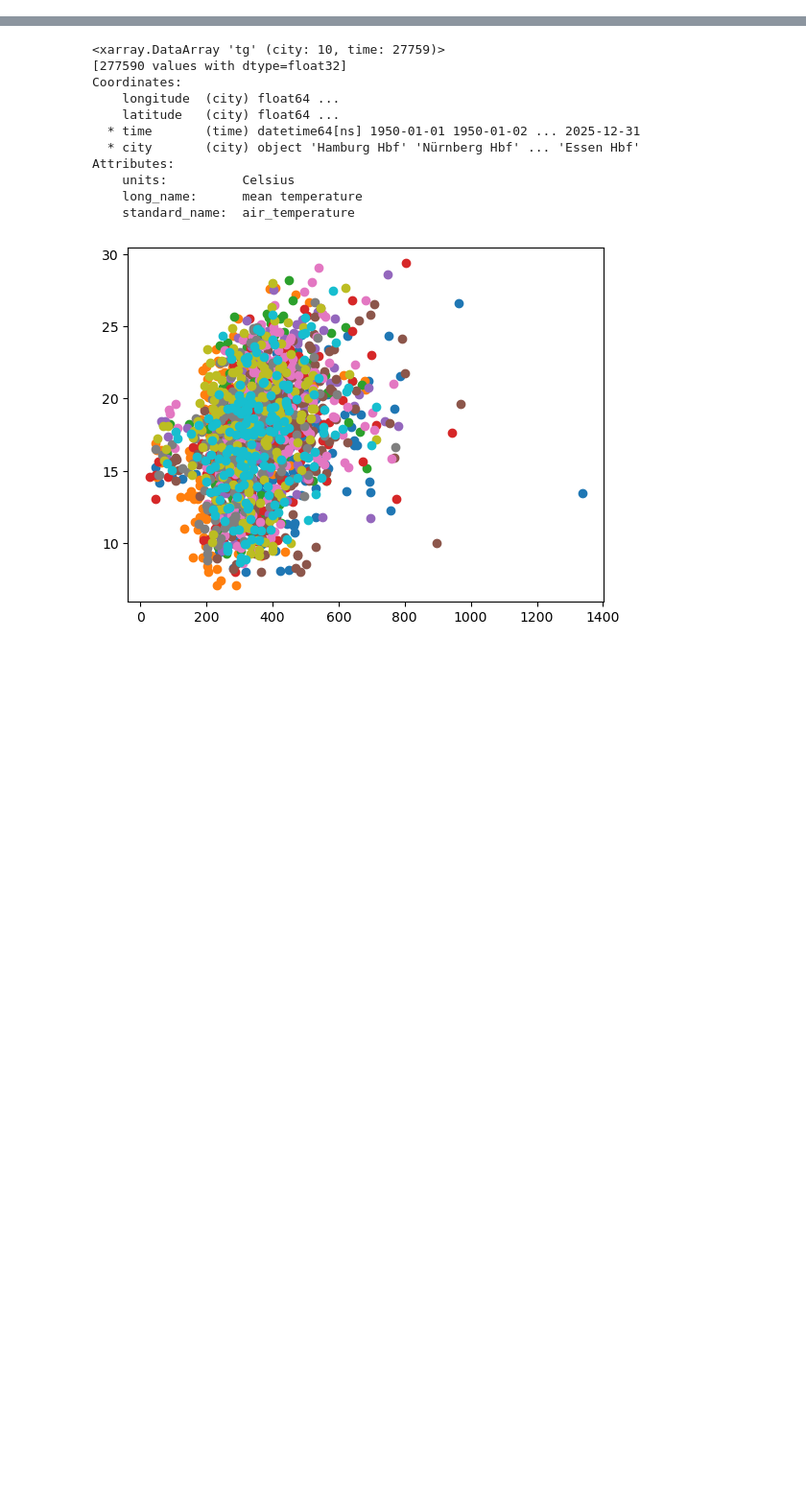
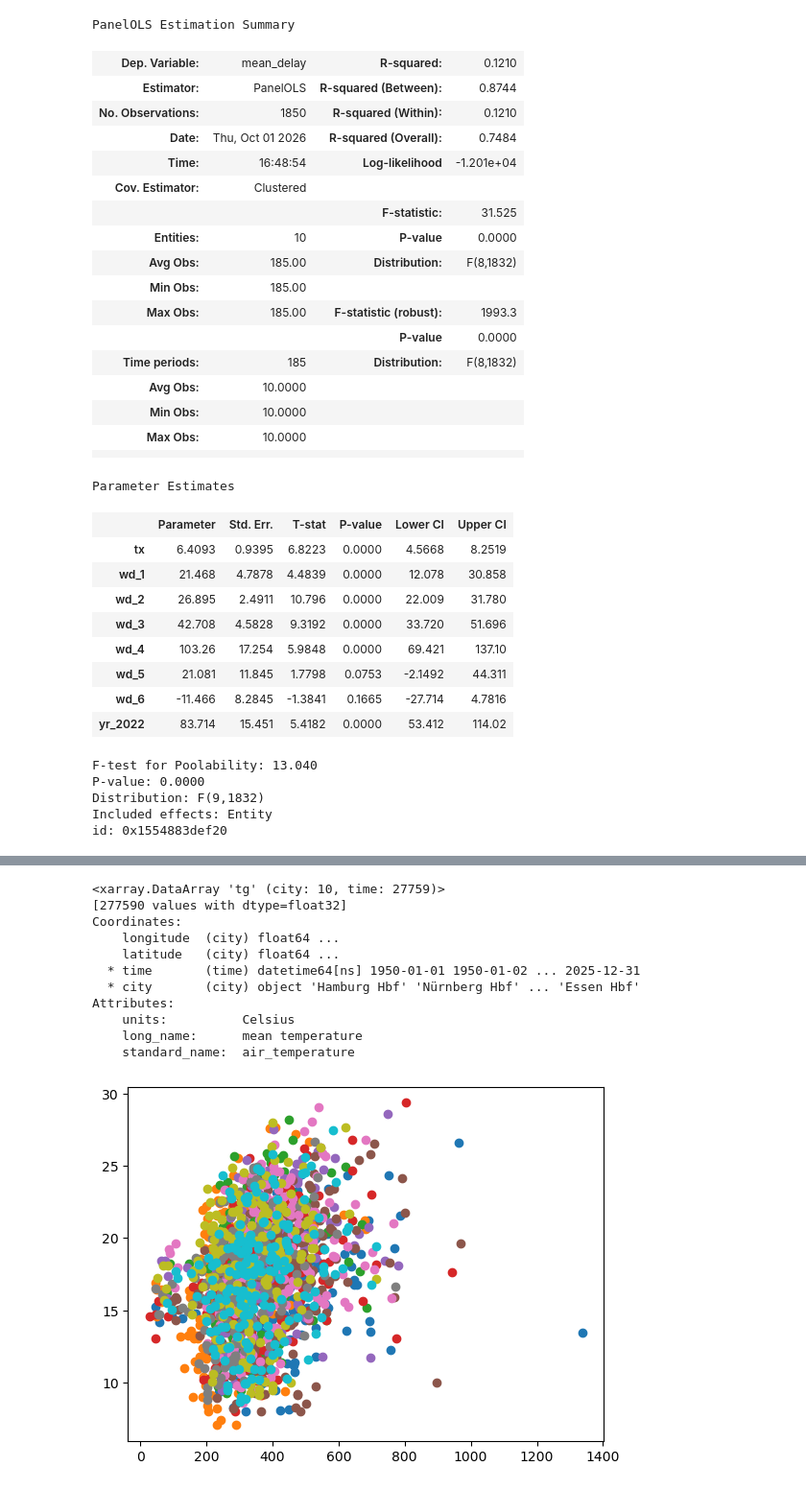
Before and after one commit to rabons/Benasque_Heat_Railway, a Jupyter notebook: preparation_panel_regression.ipynb, the cells around one changed output, grey strips where cells are left out. Shown at 96% size. Drawn from its saved outputs; the diff is of its cells as text; code cells hidden in the pictures; blank space fills up the shorter version.

```diff
--- a/preparation_panel_regression.ipynb
+++ b/preparation_panel_regression.ipynb
@@ -6,0 +89,20 @@ import matplotlib.pyplot as plt
+# %%
+# pip install linearmodels
+import pandas as pd
+from linearmodels.panel import PanelOLS
+
+df = df.reset_index() if "city" not in df.columns else df
+df["day"] = pd.to_datetime(df["day"])
+df = df.dropna(subset=["mean_delay", "tx"]).set_index(["city", "day"])
+
+print(df.index.levels[1].dtype)   # should show datetime64[ns]
+
+X = pd.concat([
+    df[["tx"]],
+    pd.get_dummies(df["weekday"], prefix="wd", drop_first=True, dtype=float),
+    pd.get_dummies(df["year"], prefix="yr", drop_first=True, dtype=float),
+], axis=1)
+
+mod = PanelOLS(df["mean_delay"], X, entity_effects=True)   # city fixed effects
+res = mod.fit(cov_type="clustered", cluster_entity=True)
+print(res.summary)
@@ -6,0 +127,36 @@ import matplotlib.pyplot as plt
+# %%
+res
+# %% [output]
+PanelOLS Estimation Summary
+| Dep. Variable: | mean_delay | R-squared: | 0.1210 |
+| Estimator: | PanelOLS | R-squared (Between): | 0.8744 |
+| No. Observations: | 1850 | R-squared (Within): | 0.1210 |
+| Date: | Thu, Oct 01 2026 | R-squared (Overall): | 0.7484 |
+| Time: | 16:48:54 | Log-likelihood | -1.201e+04 |
+| Cov. Estimator: | Clustered |  |  |
+|  |  | F-statistic: | 31.525 |
+| Entities: | 10 | P-value | 0.0000 |
+| Avg Obs: | 185.00 | Distribution: | F(8,1832) |
+| Min Obs: | 185.00 |  |  |
+| Max Obs: | 185.00 | F-statistic (robust): | 1993.3 |
+|  |  | P-value | 0.0000 |
+| Time periods: | 185 | Distribution: | F(8,1832) |
+| Avg Obs: | 10.0000 |  |  |
+| Min Obs: | 10.0000 |  |  |
+| Max Obs: | 10.0000 |  |  |
+|  |  |  |  |
+Parameter Estimates
+|  | Parameter | Std. Err. | T-stat | P-value | Lower CI | Upper CI |
+| tx | 6.4093 | 0.9395 | 6.8223 | 0.0000 | 4.5668 | 8.2519 |
+| wd_1 | 21.468 | 4.7878 | 4.4839 | 0.0000 | 12.078 | 30.858 |
+| wd_2 | 26.895 | 2.4911 | 10.796 | 0.0000 | 22.009 | 31.780 |
+| wd_3 | 42.708 | 4.5828 | 9.3192 | 0.0000 | 33.720 | 51.696 |
+| wd_4 | 103.26 | 17.254 | 5.9848 | 0.0000 | 69.421 | 137.10 |
+| wd_5 | 21.081 | 11.845 | 1.7798 | 0.0753 | -2.1492 | 44.311 |
+| wd_6 | -11.466 | 8.2845 | -1.3841 | 0.1665 | -27.714 | 4.7816 |
+| yr_2022 | 83.714 | 15.451 | 5.4182 | 0.0000 | 53.412 | 114.02 |
+F-test for Poolability: 13.040
+P-value: 0.0000
+Distribution: F(9,1832)
+Included effects: Entity
+id: 0x1554883def20
```
Also changed, not shown: parts of 11 cells of this notebook, 2 other files.
